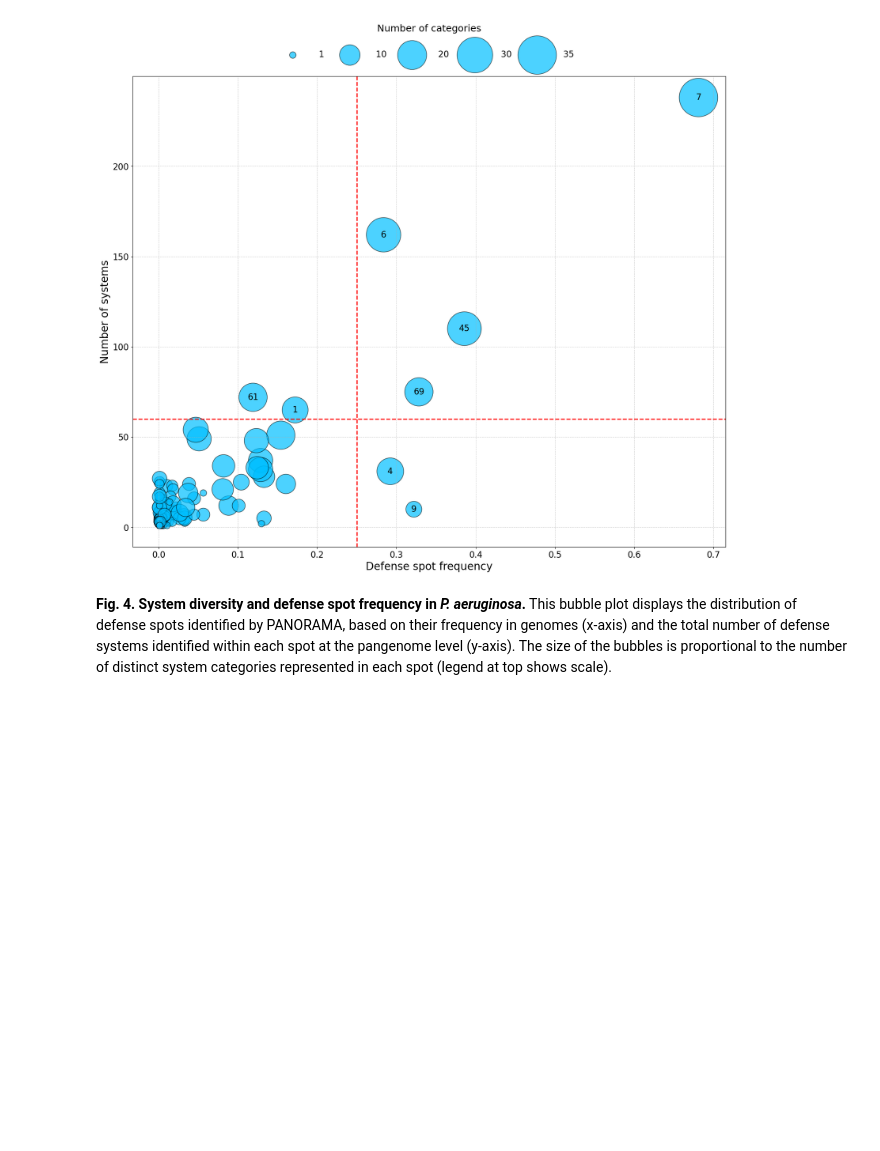
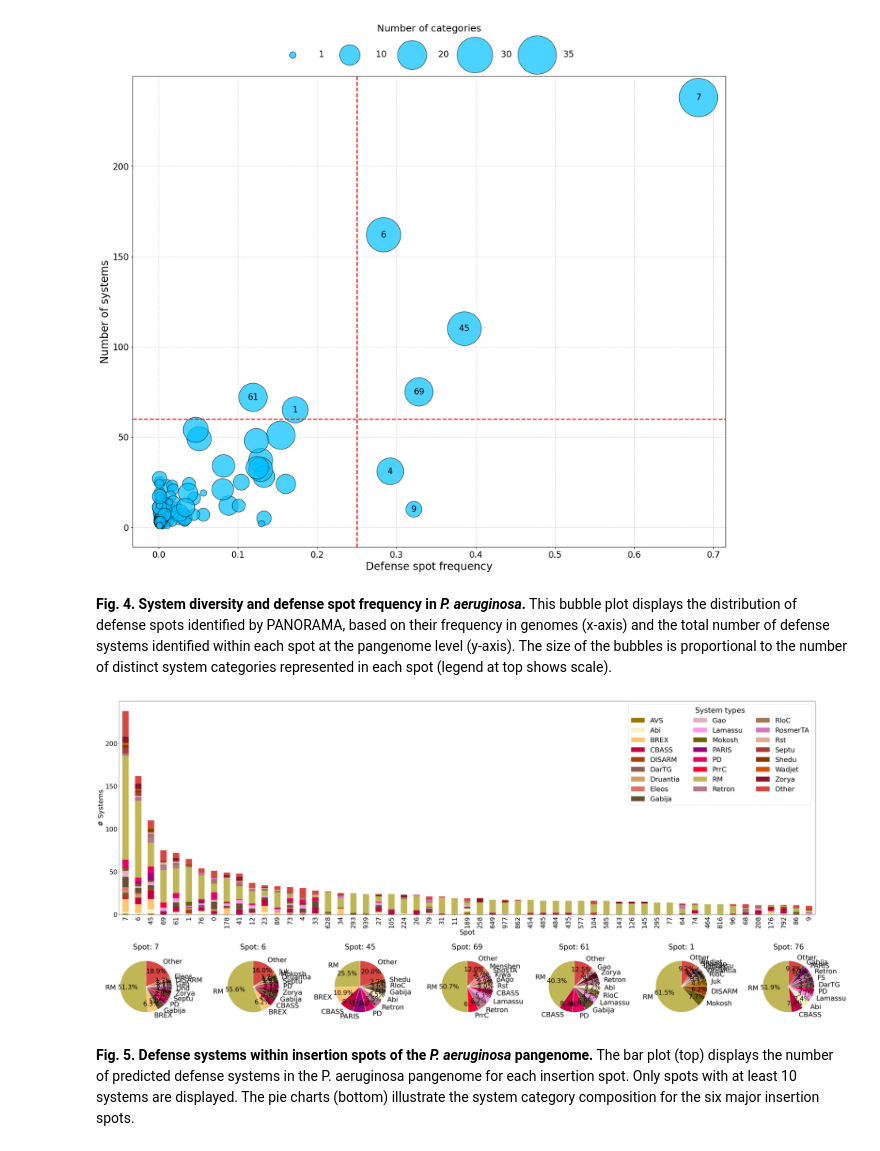
Before and after one commit to jpjarnoux/PANORAMA_article, a Jupyter notebook: main.ipynb, the cells around one changed output. Drawn from its saved outputs; the diff is of its cells as text; code cells hidden in the pictures; blank space fills up the shorter version.

Commit message:
Generate figure 5

```diff
--- a/main.ipynb
+++ b/main.ipynb
@@ -216,20 +213,13 @@ of defense spots identified by PANORAMA, based on their frequency in genomes (x-
 systems identified within each spot at the pangenome level (y-axis). The size of the bubbles is proportional to the number
 of distinct system categories represented in each spot (legend at top shows scale).
 # %%
-import pandas as pd
-from sources.system_analyses import plot_spots_and_pies
+from  sources.system_analyses import plot_spots_and_pies
 
-# # 2. Plot occurrences in spots and pie charts
-# plot_spots_and_pies(systems_data, field='system type', nb_cols=nb_cols, nb_spots=nb_spots, output=output_path,
-#                     figsize=figsize)
-# # plot_spots_and_pies(systems_data, field='system type', nb_col=nb_cols, nb_spots=nb_spots,
-# #                     output=output_path, figsize=figsize)
-# # plot_spots_and_pies(systems_data, field='weighted_grouped', nb_col=nb_cols, nb_spots=nb_spots,
-# #                     output=output_path)
-#
-# # plot_treemap(systems_data, field='system type', figsize=figsize)
-# # # spot_heatmap(systems_data, nb_cols, field="system name", figsize=figsize)
-# # # spot_heatmap(systems_data, nb_cols, 40, field="system type", figsize=figsize)
-# spot2rgp_df = pd.read_csv(f"{pangenome_name}/spots.tsv", sep='\t', header=0)
-# rgp2genomes_df = pd.read_csv(f"{pangenome_name}/regions_of_genomic_plasticity.tsv", sep='\t', header=0)
-# hotspot_identification(systems_data, spot2rgp_df, rgp2genomes_df, nb_cols - 30, 70)
+plot_spots_and_pies(systems_data, field='system category', nb_cols=NB_COLS,
+                    nb_spots=NB_SPOTS, output=OUTPUT, figsize=FIGSIZE)
+# %% [output]
+[figure, added]
+# %% [markdown]
+**Fig. 5. Defense systems within insertion spots of the *P. aeruginosa* pangenome.** The bar plot (top) displays the
+number of predicted defense systems in the P. aeruginosa pangenome for each insertion spot. Only spots with at least 10
+systems are displayed. The pie charts (bottom) illustrate the system category composition for the six major insertion spots.
```
Also changed, not shown: parts of 2 cells of this notebook, 2 other files.
